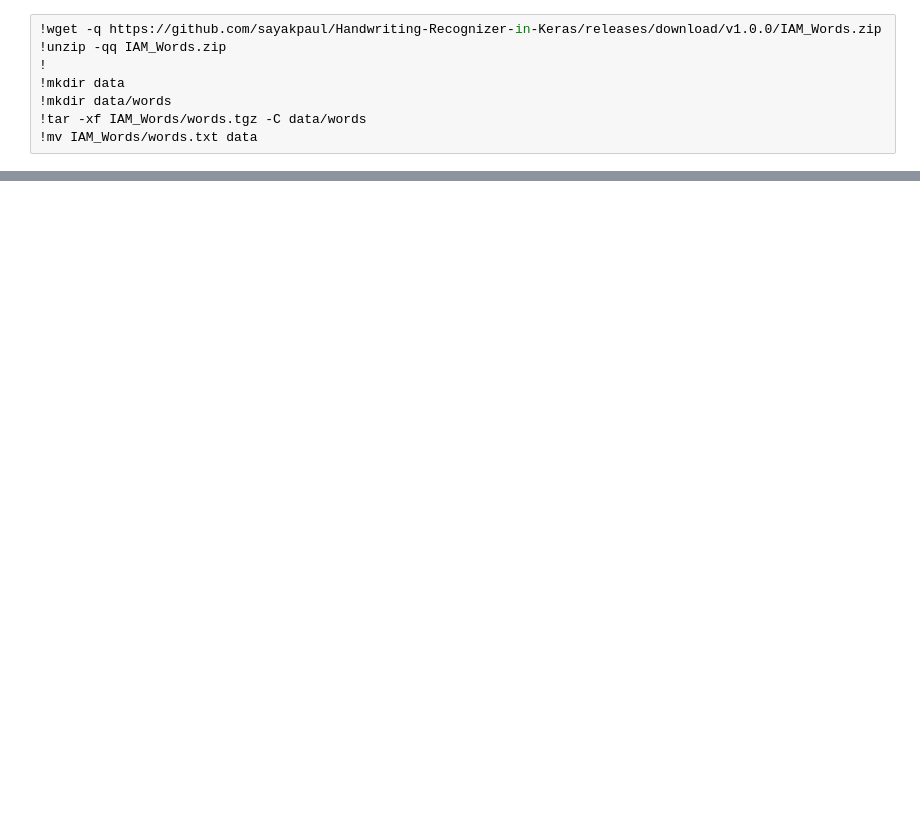
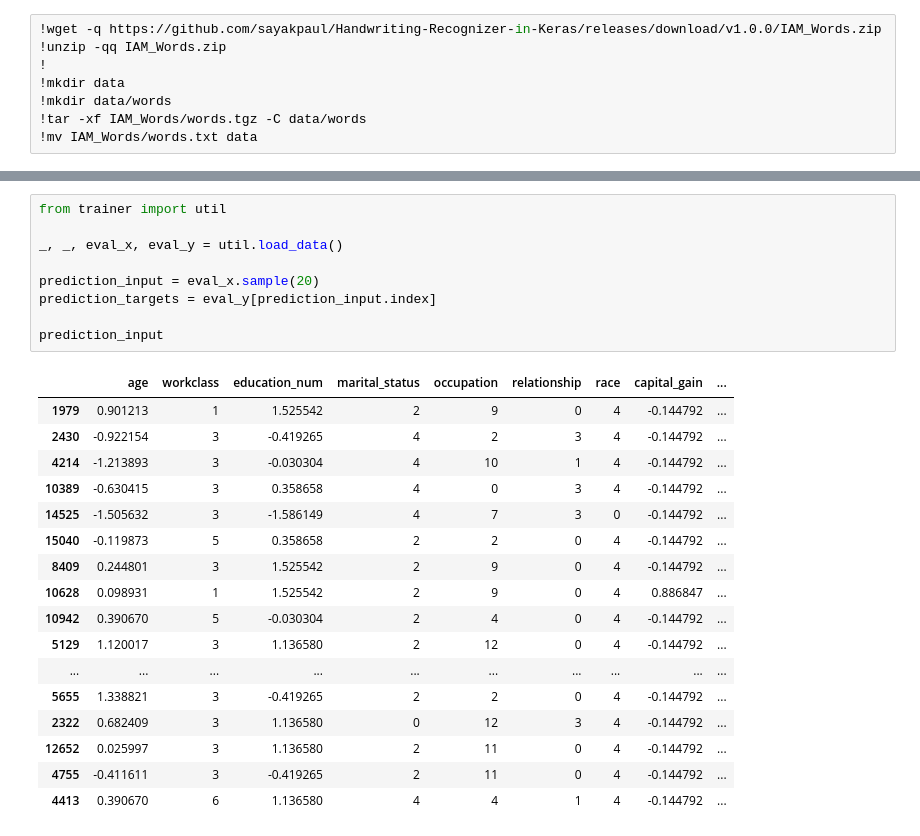
Before and after one commit to difinative/k8-performance-check, a Jupyter notebook: notebooks/tensorflow/getting-started-keras.ipynb, the cells around one changed output, grey strips where cells are left out. Cells and saved outputs as stored; diff of their text form; blank space fills up the shorter version.

```diff
--- a/notebooks/tensorflow/getting-started-keras.ipynb
+++ b/notebooks/tensorflow/getting-started-keras.ipynb
@@ -367,0 +1778,27 @@ ________________________________________________________________________________
+# %%
+from trainer import util
+
+_, _, eval_x, eval_y = util.load_data()
+
+prediction_input = eval_x.sample(20)
+prediction_targets = eval_y[prediction_input.index]
+
+prediction_input
+# %% [output]
+|  | age | workclass | education_num | marital_status | occupation | relationship | race | capital_gain | ... |
+| 1979 | 0.901213 | 1 | 1.525542 | 2 | 9 | 0 | 4 | -0.144792 | ... |
+| 2430 | -0.922154 | 3 | -0.419265 | 4 | 2 | 3 | 4 | -0.144792 | ... |
+| 4214 | -1.213893 | 3 | -0.030304 | 4 | 10 | 1 | 4 | -0.144792 | ... |
+| 10389 | -0.630415 | 3 | 0.358658 | 4 | 0 | 3 | 4 | -0.144792 | ... |
+| 14525 | -1.505632 | 3 | -1.586149 | 4 | 7 | 3 | 0 | -0.144792 | ... |
+| 15040 | -0.119873 | 5 | 0.358658 | 2 | 2 | 0 | 4 | -0.144792 | ... |
+| 8409 | 0.244801 | 3 | 1.525542 | 2 | 9 | 0 | 4 | -0.144792 | ... |
+| 10628 | 0.098931 | 1 | 1.525542 | 2 | 9 | 0 | 4 | 0.886847 | ... |
+| 10942 | 0.390670 | 5 | -0.030304 | 2 | 4 | 0 | 4 | -0.144792 | ... |
+| 5129 | 1.120017 | 3 | 1.136580 | 2 | 12 | 0 | 4 | -0.144792 | ... |
+| ... | ... | ... | ... | ... | ... | ... | ... | ... | ... |
+| 5655 | 1.338821 | 3 | -0.419265 | 2 | 2 | 0 | 4 | -0.144792 | ... |
+| 2322 | 0.682409 | 3 | 1.136580 | 0 | 12 | 3 | 4 | -0.144792 | ... |
+| 12652 | 0.025997 | 3 | 1.136580 | 2 | 11 | 0 | 4 | -0.144792 | ... |
+| 4755 | -0.411611 | 3 | -0.419265 | 2 | 11 | 0 | 4 | -0.144792 | ... |
+| 4413 | 0.390670 | 6 | 1.136580 | 4 | 4 | 1 | 4 | -0.144792 | ... |
```
Also changed, not shown: parts of 144 cells of this notebook.
